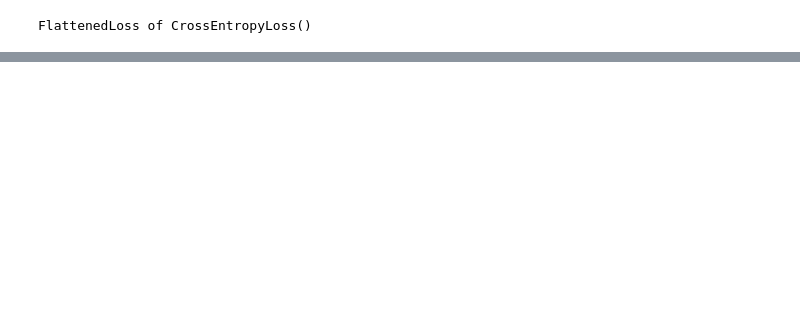
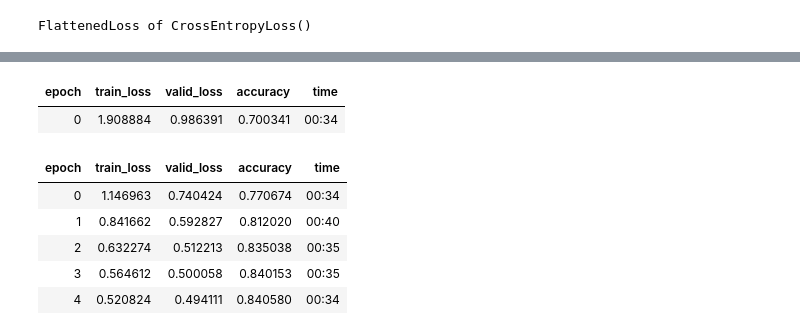
Before and after one commit to Akitsuyoshi/recaptch_breaker, a Jupyter notebook: recaptch_classifier.ipynb, the cells around one changed output, grey strips where cells are left out. Saved outputs shown, nothing was run; the diff lists cells and outputs as text; code cells hidden in the pictures; blank space fills up the shorter version.

```diff
--- a/recaptch_classifier.ipynb
+++ b/recaptch_classifier.ipynb
@@ -90,5 +109,14 @@ learn.lr_find()
 # %%
-lr = 0
-learn.fine_tune(4, lr)
+lr = 1e-3
+learn.fine_tune(5, lr)
+# %% [output]
+| epoch | train_loss | valid_loss | accuracy | time |
+| 0 | 1.908884 | 0.986391 | 0.700341 | 00:34 |
+| epoch | train_loss | valid_loss | accuracy | time |
+| 0 | 1.146963 | 0.740424 | 0.770674 | 00:34 |
+| 1 | 0.841662 | 0.592827 | 0.812020 | 00:40 |
+| 2 | 0.632274 | 0.512213 | 0.835038 | 00:35 |
+| 3 | 0.564612 | 0.500058 | 0.840153 | 00:35 |
+| 4 | 0.520824 | 0.494111 | 0.840580 | 00:34 |
 # %%
 learn.recorder.plot_loss()
```
Also changed, not shown: parts of 10 cells of this notebook.
